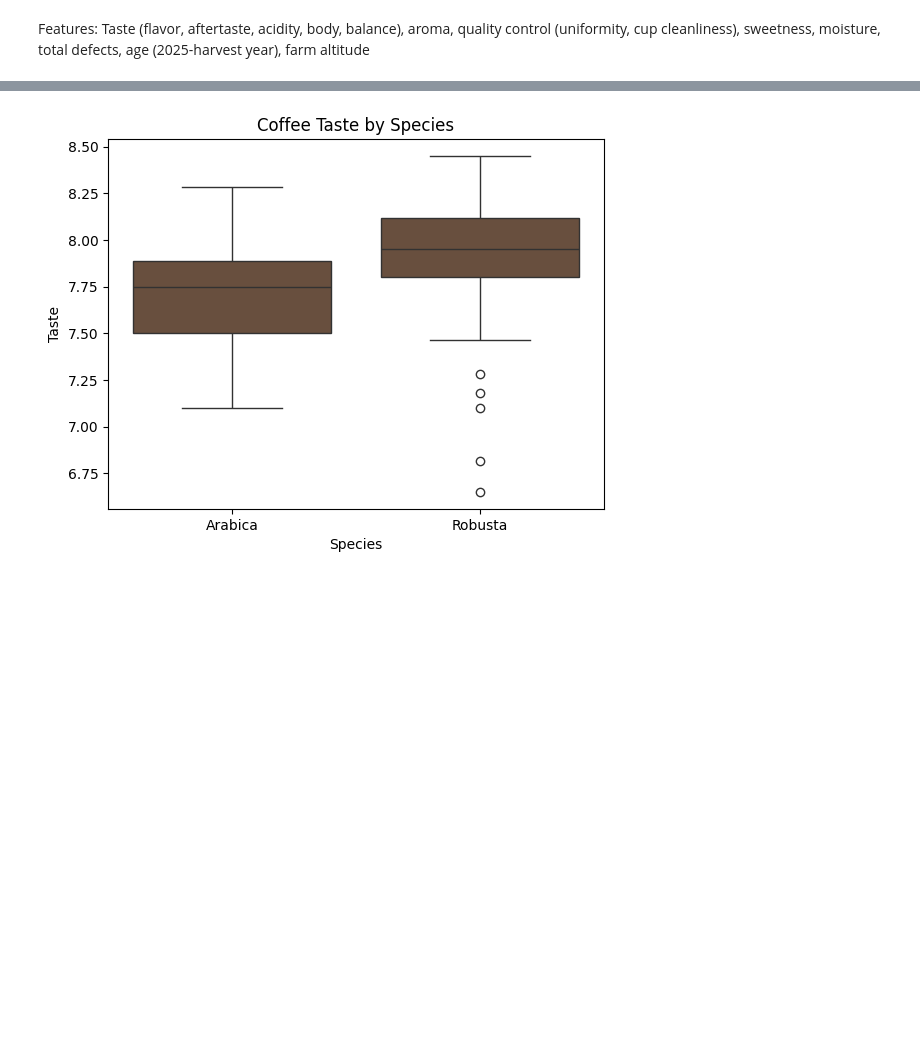
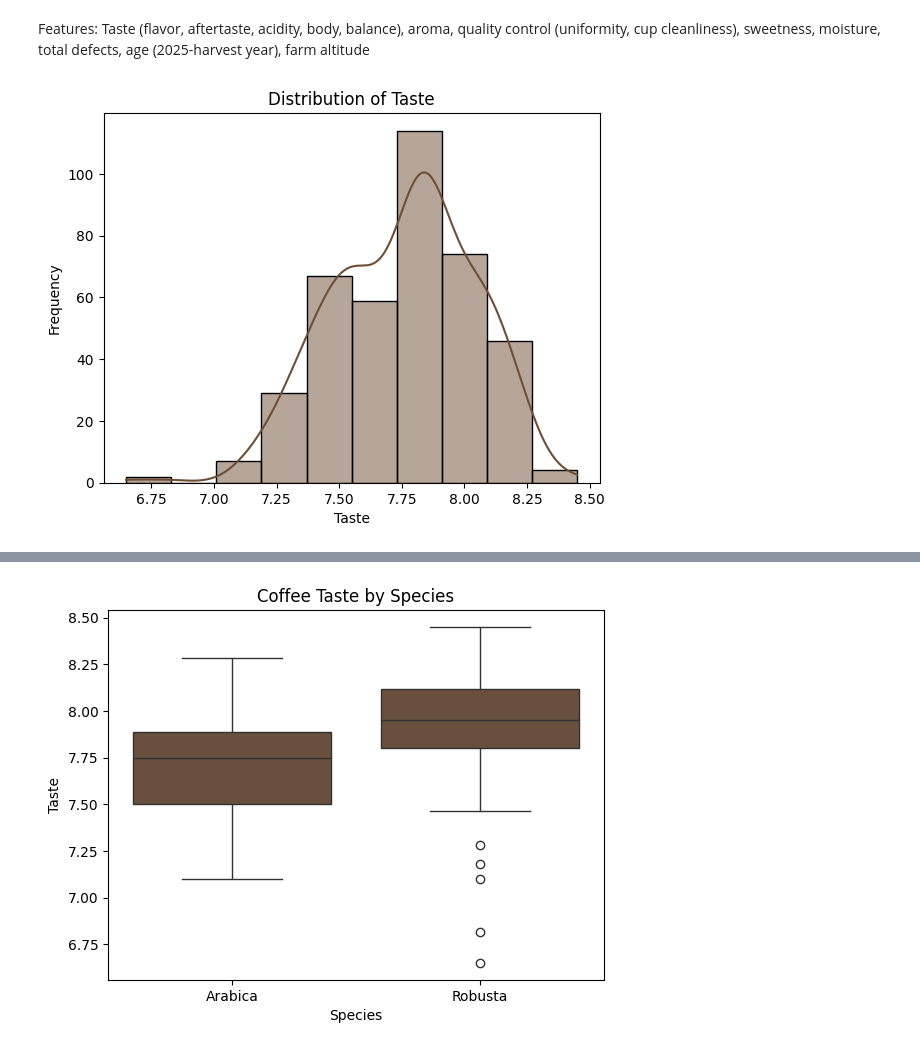
Before and after one commit to ashritakodali/coffee_quality_analysis, a Jupyter notebook: ML_Project_Clustering.ipynb, the cells around one changed output, grey strips where cells are left out. Drawn from its saved outputs; the diff is of its cells as text; code cells hidden in the pictures; blank space fills up the shorter version.

```diff
--- a/ML_Project_Clustering.ipynb
+++ b/ML_Project_Clustering.ipynb
@@ -130,3 +130,11 @@ df['Age'] = 2025 - df['Harvest.Year']
 df['Total Defects'] = df['Category.One.Defects'] + df['Category.Two.Defects']
 df2 = df[['Species', 'Taste', 'Aroma', 'Quality Control', 'Sweetness', 'Moisture',
           'Total Defects', 'Age', 'Altitude']]
+# %%
+sns.histplot(df['Taste'], bins=10, kde=True, color='#6F4E37')
+plt.title('Distribution of Taste')
+plt.xlabel('Taste')
+plt.ylabel('Frequency')
+plt.show()
+# %% [output]
+[figure, added]
```
Also changed, not shown: parts of 13 cells of this notebook.
